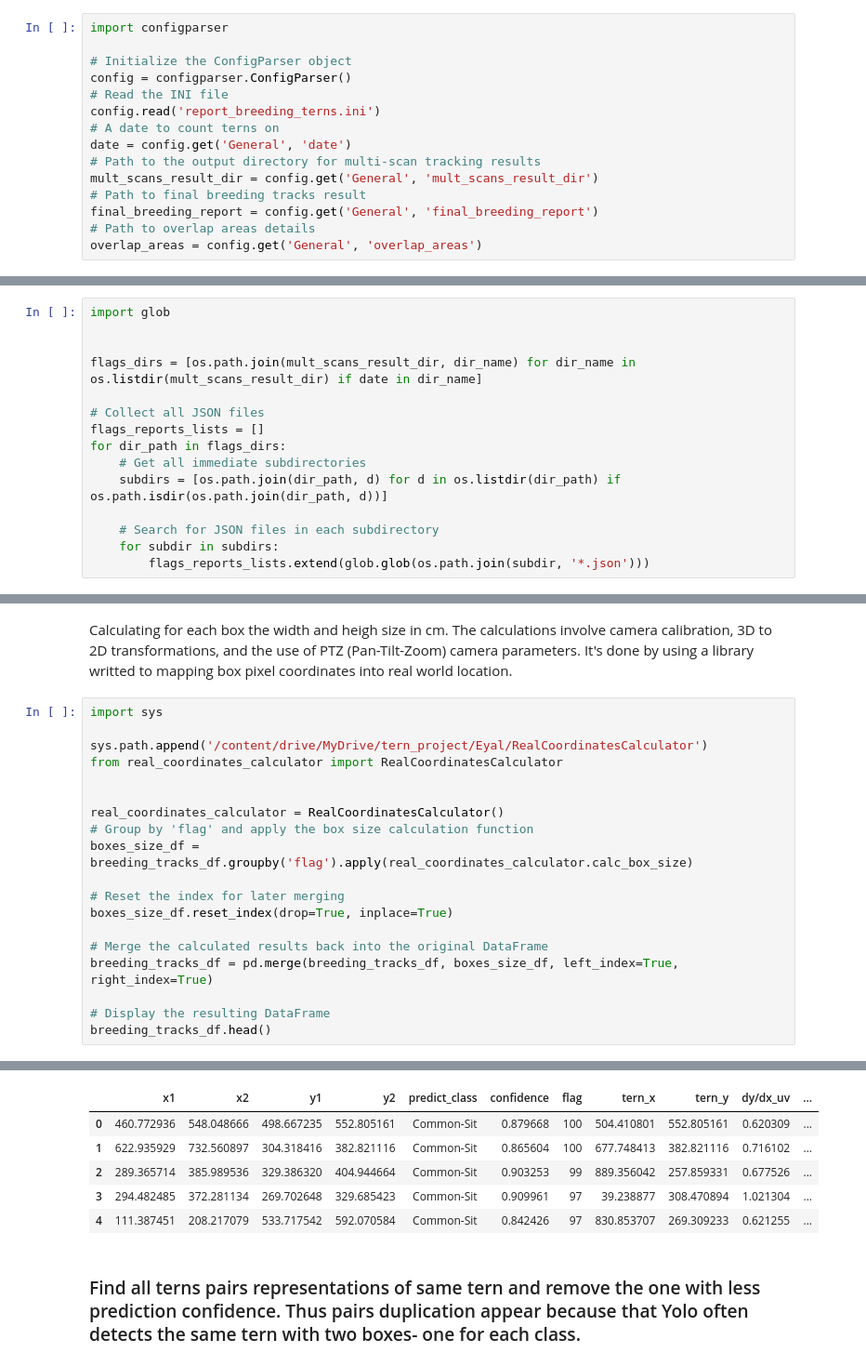
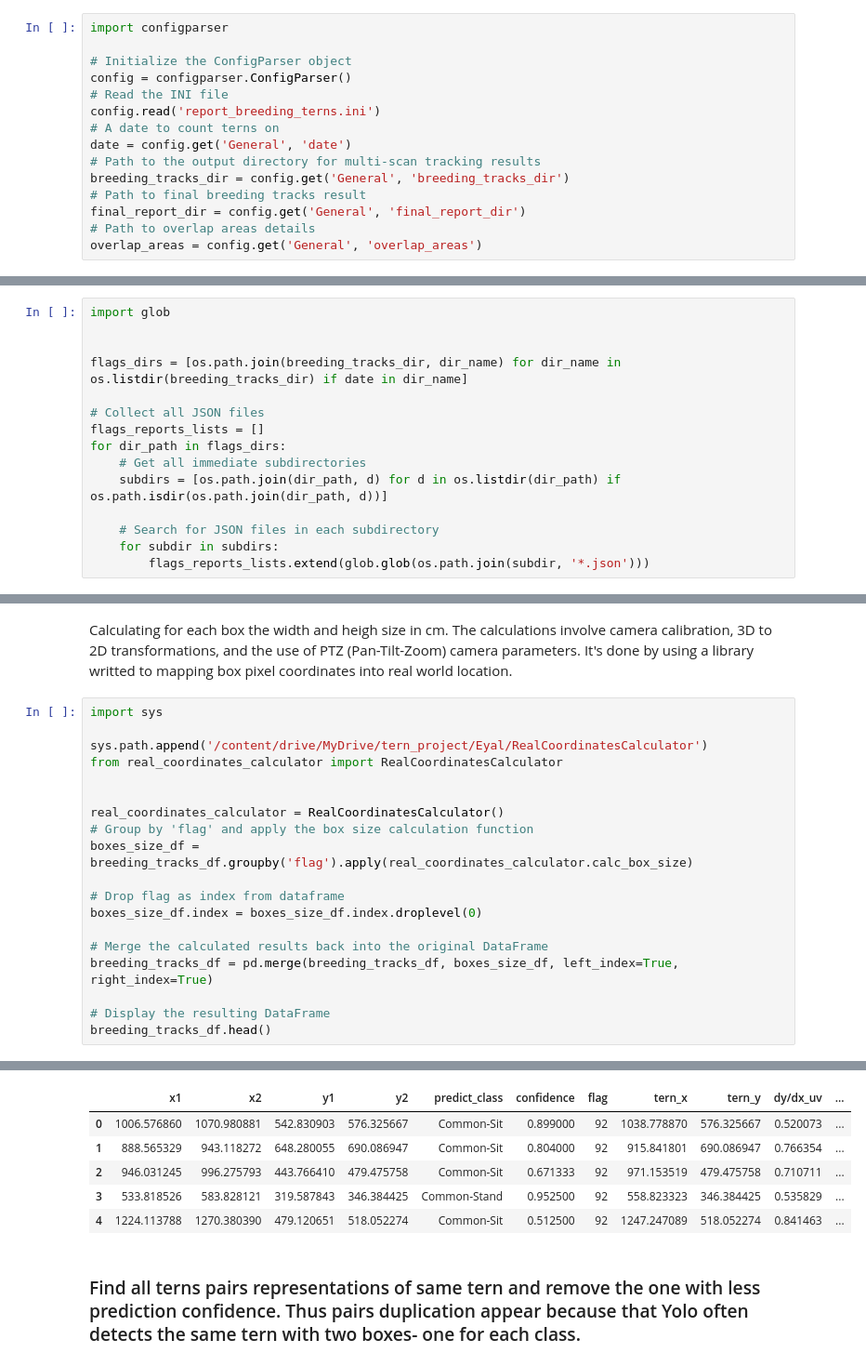
Before and after one commit to eyalh15/terns-project, a Jupyter notebook: FinalResults/report_breeding_terns.ipynb, the cells around one changed output, grey strips where cells are left out. Shown at 93% size. Saved outputs shown, nothing was run; the diff lists cells and outputs as text.

Commit message:
Update report_breeding_terns.upynb and its config file

```diff
--- a/FinalResults/report_breeding_terns.ipynb
+++ b/FinalResults/report_breeding_terns.ipynb
@@ -14,8 +22,8 @@ config.read('report_breeding_terns.ini')
 # A date to count terns on
 date = config.get('General', 'date')
 # Path to the output directory for multi-scan tracking results
-mult_scans_result_dir = config.get('General', 'mult_scans_result_dir')
+breeding_tracks_dir = config.get('General', 'breeding_tracks_dir')
 # Path to final breeding tracks result
-final_breeding_report = config.get('General', 'final_breeding_report')
+final_report_dir = config.get('General', 'final_report_dir')
 # Path to overlap areas details
 overlap_areas = config.get('General', 'overlap_areas')
@@ -27,7 +39,7 @@ collect JSON files list of breeding tracks
 import glob
 
 
-flags_dirs = [os.path.join(mult_scans_result_dir, dir_name) for dir_name in os.listdir(mult_scans_result_dir) if date in dir_name]
+flags_dirs = [os.path.join(breeding_tracks_dir, dir_name) for dir_name in os.listdir(breeding_tracks_dir) if date in dir_name]
 
 # Collect all JSON files
 flags_reports_lists = []
@@ -122,8 +143,8 @@ real_coordinates_calculator = RealCoordinatesCalculator()
 # Group by 'flag' and apply the box size calculation function
 boxes_size_df = breeding_tracks_df.groupby('flag').apply(real_coordinates_calculator.calc_box_size)
 
-# Reset the index for later merging
-boxes_size_df.reset_index(drop=True, inplace=True)
+# Drop flag as index from dataframe
+boxes_size_df.index = boxes_size_df.index.droplevel(0)
 
 # Merge the calculated results back into the original DataFrame
 breeding_tracks_df = pd.merge(breeding_tracks_df, boxes_size_df, left_index=True, right_index=True)
@@ -136,9 +157,9 @@ Loading file /content/drive/MyDrive/tern_project/Eyal//PTZ_modi_Cam_Values_191_m
 |  | x1 | x2 | y1 | y2 | predict_class | confidence | flag | tern_x | tern_y | dy/dx_uv | ... |
-| 0 | 460.772936 | 548.048666 | 498.667235 | 552.805161 | Common-Sit | 0.879668 | 100 | 504.410801 | 552.805161 | 0.620309 | ... |
-| 1 | 622.935929 | 732.560897 | 304.318416 | 382.821116 | Common-Sit | 0.865604 | 100 | 677.748413 | 382.821116 | 0.716102 | ... |
-| 2 | 289.365714 | 385.989536 | 329.386320 | 404.944664 | Common-Sit | 0.903253 | 99 | 889.356042 | 257.859331 | 0.677526 | ... |
-| 3 | 294.482485 | 372.281134 | 269.702648 | 329.685423 | Common-Sit | 0.909961 | 97 | 39.238877 | 308.470894 | 1.021304 | ... |
-| 4 | 111.387451 | 208.217079 | 533.717542 | 592.070584 | Common-Sit | 0.842426 | 97 | 830.853707 | 269.309233 | 0.621255 | ... |
+| 0 | 1006.576860 | 1070.980881 | 542.830903 | 576.325667 | Common-Sit | 0.899000 | 92 | 1038.778870 | 576.325667 | 0.520073 | ... |
+| 1 | 888.565329 | 943.118272 | 648.280055 | 690.086947 | Common-Sit | 0.804000 | 92 | 915.841801 | 690.086947 | 0.766354 | ... |
+| 2 | 946.031245 | 996.275793 | 443.766410 | 479.475758 | Common-Sit | 0.671333 | 92 | 971.153519 | 479.475758 | 0.710711 | ... |
+| 3 | 533.818526 | 583.828121 | 319.587843 | 346.384425 | Common-Stand | 0.952500 | 92 | 558.823323 | 346.384425 | 0.535829 | ... |
+| 4 | 1224.113788 | 1270.380390 | 479.120651 | 518.052274 | Common-Sit | 0.512500 | 92 | 1247.247089 | 518.052274 | 0.841463 | ... |
 # %% [markdown]
 ### Find all terns pairs representations of same tern and remove the one with less prediction confidence. Thus pairs duplication appear because that Yolo often detects the same tern with two boxes- one for each class.
 # %%
```
Also changed, not shown: parts of 33 cells of this notebook, 1 other file.
